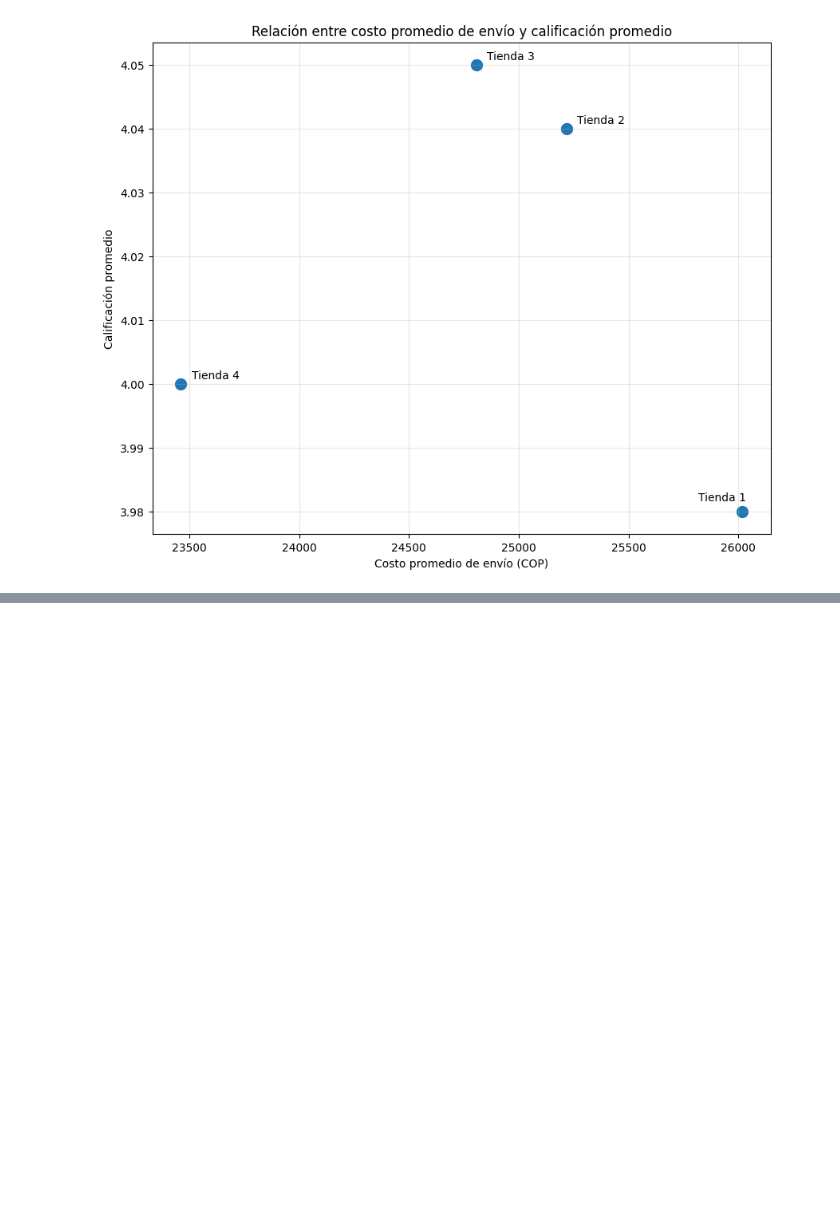
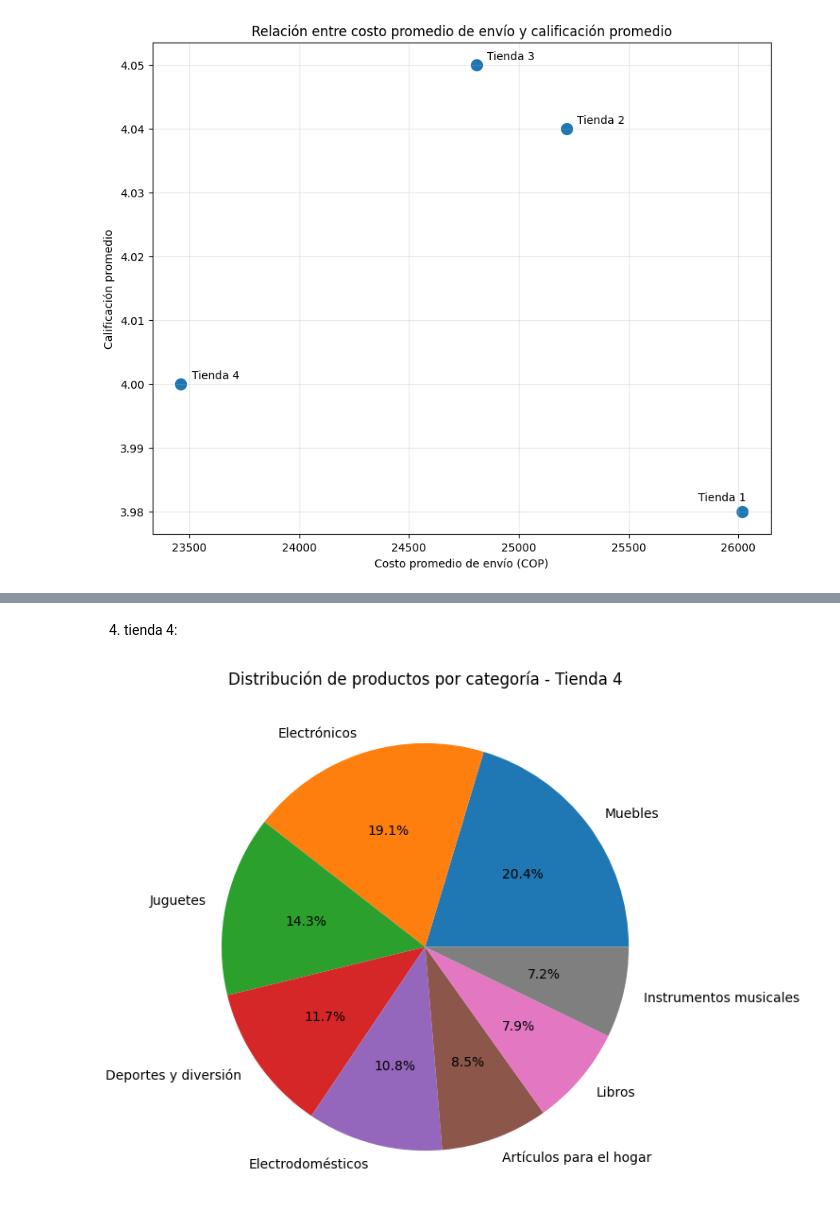
Before and after one commit to RientArlCroud/challenge2-an-lisis-de-datos, a Jupyter notebook: AluraStoreLatam.ipynb, the cells around one changed output, grey strips where cells are left out. Saved outputs shown, nothing was run; the diff lists cells and outputs as text; code cells hidden in the pictures; blank space fills up the shorter version.

```diff
--- a/AluraStoreLatam.ipynb
+++ b/AluraStoreLatam.ipynb
@@ -480,0 +523,14 @@ plt.show()
+# %% [markdown]
+4. tienda 4:
+# %%
+productos_categoria4
+plt.figure(figsize=(7,7))
+plt.pie(
+    productos_categoria4,
+    labels=productos_categoria4.index,
+    autopct='%1.1f%%'
+)
+plt.title('Distribución de productos por categoría - Tienda 4')
+plt.show()
+# %% [output]
+[figure, added]
```
Also changed, not shown: parts of 20 cells of this notebook.
